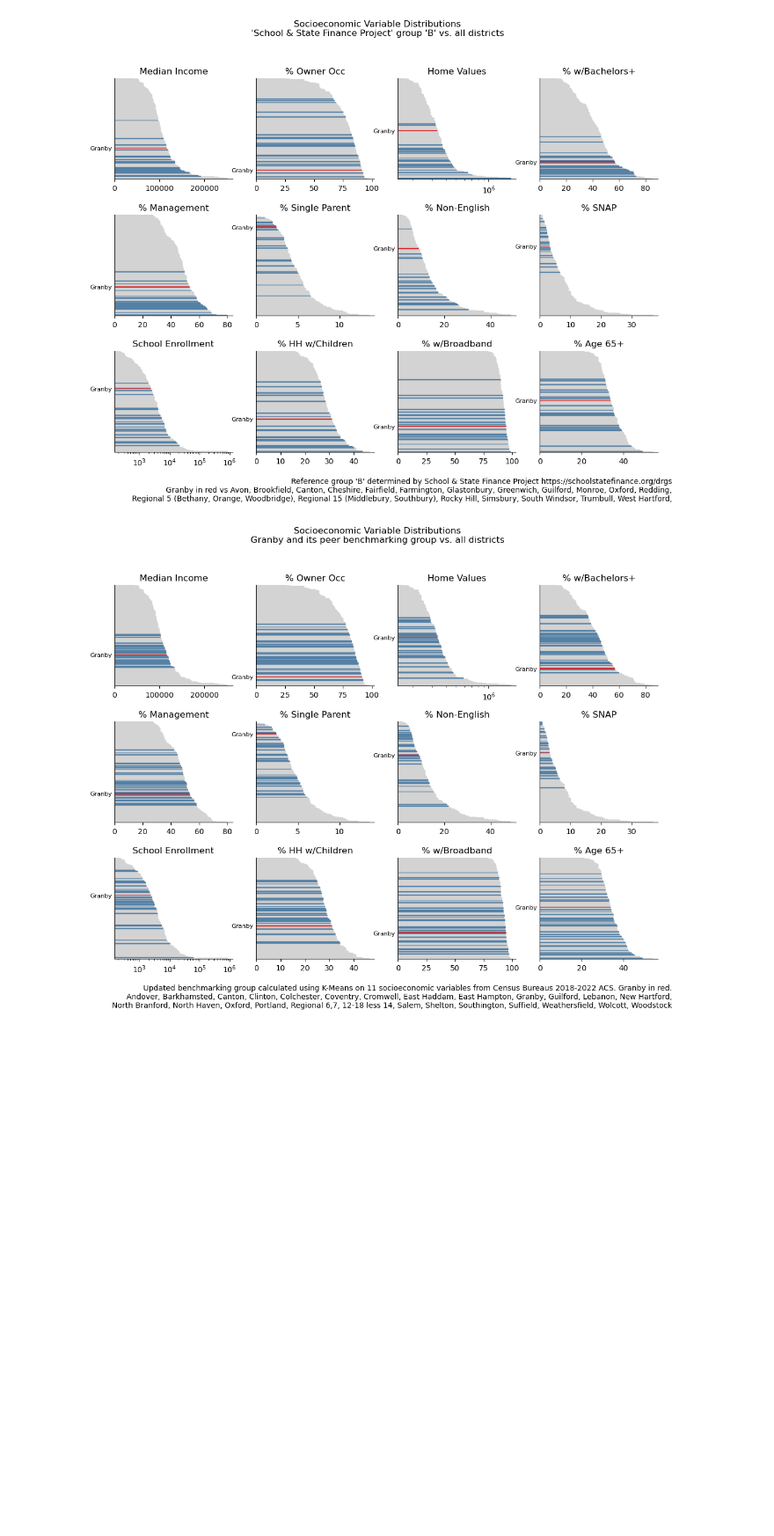
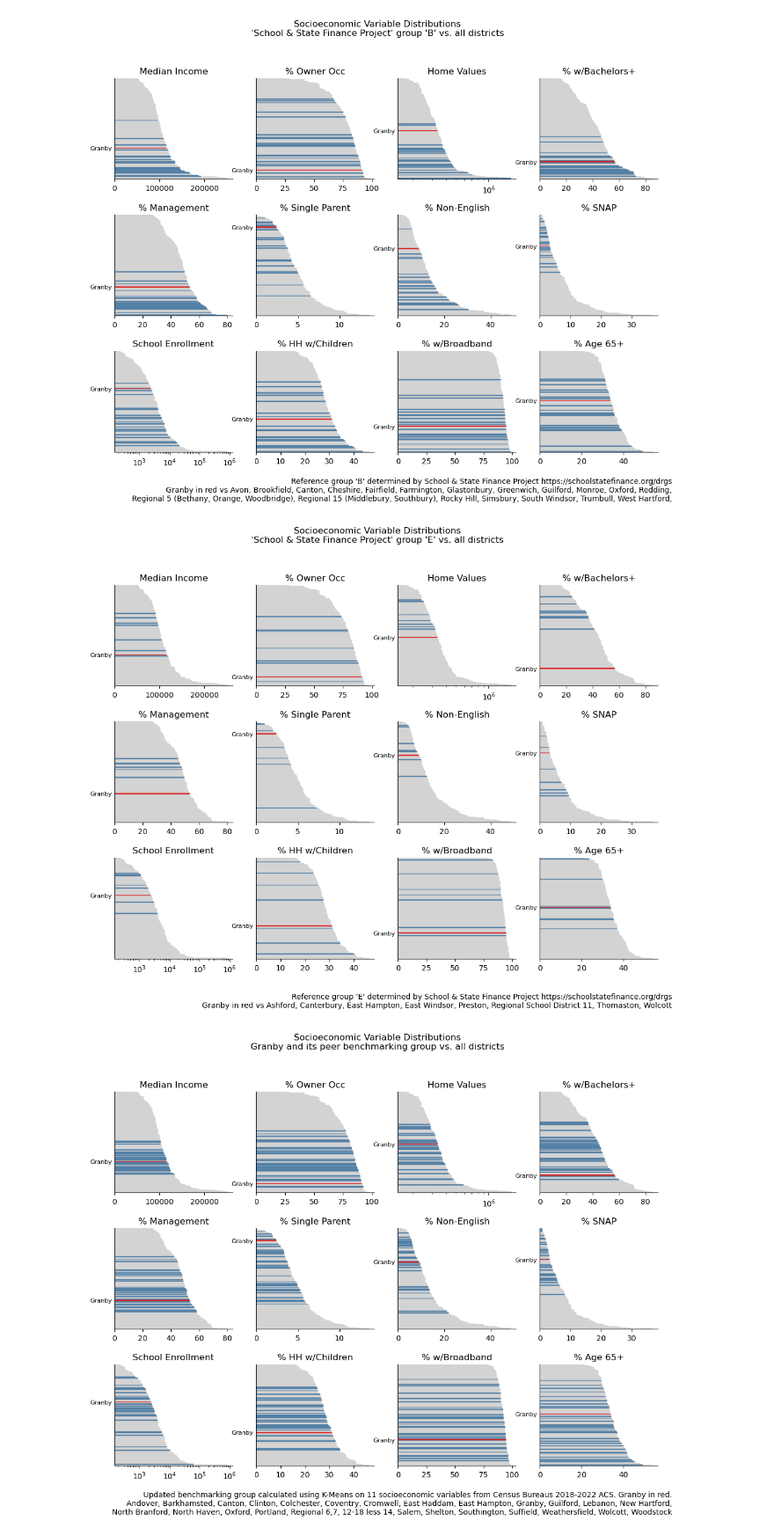
Before and after one commit to jdanke/granby-budget, a Jupyter notebook: demographic benchmark groups.ipynb, the cells around one changed output. Shown at 88% size. Saved outputs shown, nothing was run; the diff lists cells and outputs as text; code cells hidden in the pictures; blank space fills up the shorter version.

```diff
--- a/demographic benchmark groups.ipynb
+++ b/demographic benchmark groups.ipynb
@@ -948,6 +948,14 @@ fprojgroupB = tuple(['Avon',
                     'West Hartford',
                     'Woodbridge']
                 )
+fprojgroupE = tuple(['Ashford',
+                    'Canterbury',
+                    'East Hampton',
+                    'East Windsor',
+                    'Preston',
+                    'Regional School District 11',
+                    'Thomaston',
+                    'Wolcott'])
 # %%
 df['JSG_ORIG'].isin([6,0]).sum()
 # %% [output]
@@ -976,11 +984,13 @@ df['finproj'] = df['District'].str.startswith(fprojgroups).astype('int')
 df['finproj'] = df['finproj'].where(~df['Geography'].str.startswith('Granby'), 2)
 df['finprojB'] = df['District'].str.startswith(fprojgroupB).astype('int')
 df['finprojB'] = df['finprojB'].where(~df['Geography'].str.startswith('Granby'), 2)
+df['finprojE'] = df['District'].str.startswith(fprojgroupE).astype('int')
+df['finprojE'] = df['finprojE'].where(~df['Geography'].str.startswith('Granby'), 2)
 
 df['urban'] = (df.JSG_ORIG == 2).astype('int')
 # %%
 df_original = pd.concat([df[['District', 'peer', 'augmented', 'aspirational', 'peerplus', 'elite', 'urban', 'pca',
-                             'affordable', 'finproj', 'finprojB', 'betters', 'JSG_ORIG', 'JSG_AUG', 'JSG_AFF', 'JSG_PCA10']],
+                             'affordable', 'finproj', 'finprojB', 'finprojE', 'betters', 'JSG_ORIG', 'JSG_AUG', 'JSG_AFF', 'JSG_PCA10']],
                         df_original, ], axis=1)
 # %%
 df_original['peer'].sum()
@@ -1184,6 +1236,51 @@ with warnings.catch_warnings(action="ignore"):
     plt.show()
 # %% [output]
 [figure]
+# %%
+with warnings.catch_warnings(action="ignore"):
+
+    fig, axs = plt.subplots(3,4, figsize=(13,9), gridspec_kw={'hspace': 0.35})
+
+    for i, demovar in enumerate(mylabels.keys()):
+
+        ax = axs.flat[i]
+
+        #fig, ax = plt.subplots(1,1,figsize=(6,5))
+        sns.barplot(df_original.sort_values(by=demovar), y='Geography', x=demovar, hue='finprojE',
+                    estimator='mean', orient='h', ax=ax, legend=False, edgecolor=None,
+                    palette=['lightgray', 'steelblue', 'red'], gap=0.2)
+
+        for patch in ax.patches:
+            # Get the current face color of the patch
+            face_color = patch.get_facecolor()
+            # Set the edgecolor to the same color
+            patch.set_edgecolor(face_color)
+
+        ax.set_title(f"{mylabels[demovar]}")
+        ax.set_ylabel("")
+        ax.set_xlabel("")
+        g = ax.get_yticklabels()
+        ax.set_yticklabels([only_granby(x) for x in g])
+        ax.tick_params(axis='y', which='both', length=0, labelsize=8)
+
+        xlow, xhigh = ax.get_xlim()
+        if xhigh > 500000:
+            ax.set_xscale('log')
+
+        sns.despine()
+
+    fig.suptitle("Socioeconomic Variable Distributions\n'School & State Finance Project' group 'E' vs. all districts", y=1)
+
+    drg1 = "Granby in red vs Ashford, Canterbury, East Hampton, East Windsor, Preston, Regional School District 11, Thomaston, Wolcott"
+
+    fig.text(.92, 0.01, "Reference group 'E' determined by School & State Finance Project https://schoolstatefinance.org/drgs\n" + drg1,
+             fontsize=10, ha='right')
+
+
+    plt.savefig("./charts/benchmarking/benchmark_state_school_finance_e.png", dpi=200, metadata=png_metadata)
+    plt.show()
+# %% [output]
+[figure, added]
 # %%
 with warnings.catch_warnings(action="ignore"):
 
```
Also changed, not shown: parts of 8 cells of this notebook, 11 other files.
